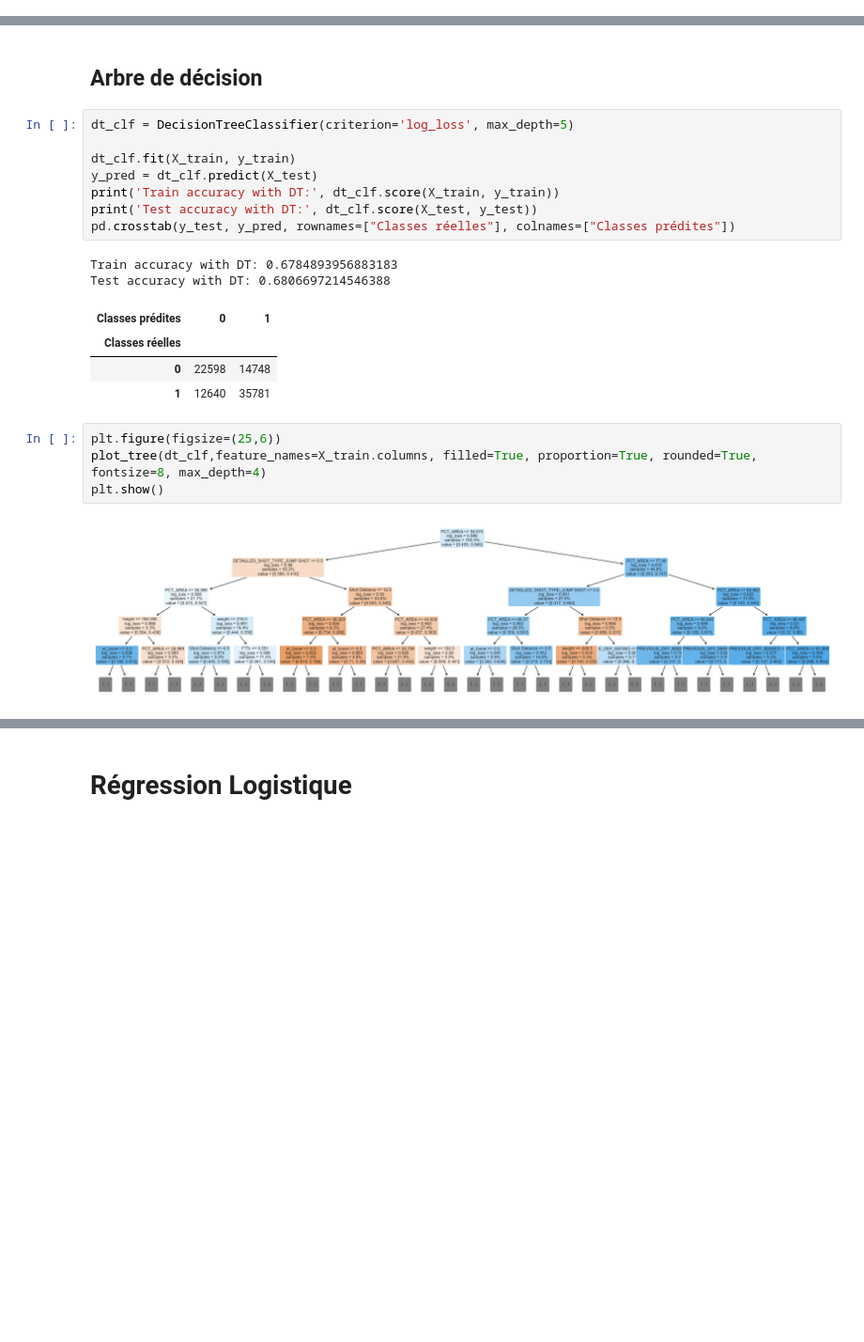
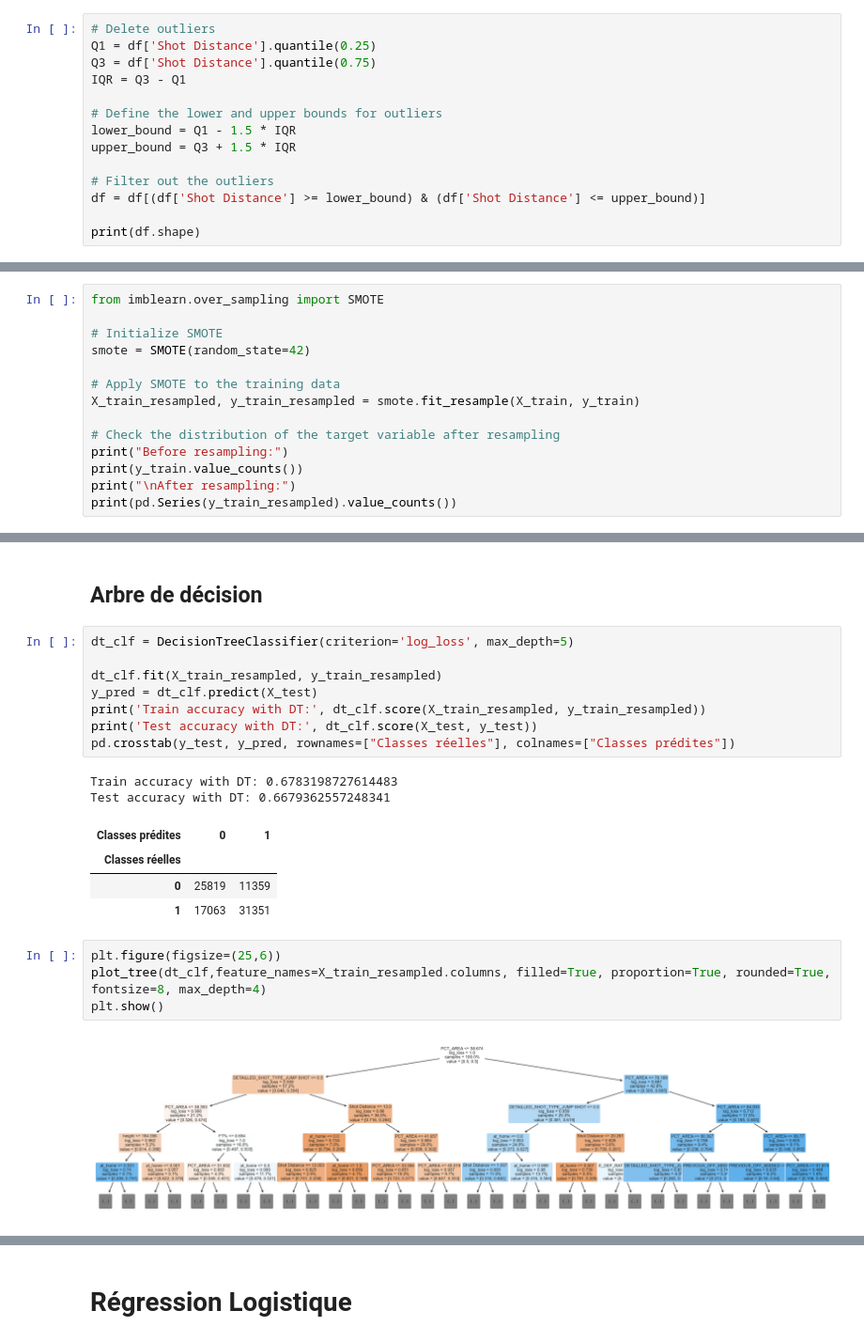
Before and after one commit to DataScientest-Studio/fev24_cds_nba1, a Jupyter notebook: notebooks/6.0-sarah-modelisation-simple.ipynb, the cells around one changed output, grey strips where cells are left out. Shown at 94% size. Saved outputs shown, nothing was run; the diff lists cells and outputs as text; blank space fills up the shorter version.

```diff
--- a/notebooks/6.0-sarah-modelisation-simple.ipynb
+++ b/notebooks/6.0-sarah-modelisation-simple.ipynb
@@ -32,0 +35,14 @@ Index(['Shot Distance', 'Season Type', 'Shot Zone Basic_In The Paint (Non-RA)',
+# %%
+# Delete outliers
+Q1 = df['Shot Distance'].quantile(0.25)
+Q3 = df['Shot Distance'].quantile(0.75)
+IQR = Q3 - Q1
+
+# Define the lower and upper bounds for outliers
+lower_bound = Q1 - 1.5 * IQR
+upper_bound = Q3 + 1.5 * IQR
+
+# Filter out the outliers
+df = df[(df['Shot Distance'] >= lower_bound) & (df['Shot Distance'] <= upper_bound)]
+
+print(df.shape)
@@ -84,0 +105,14 @@ Composantes Principales retenues :  15
+# %%
+from imblearn.over_sampling import SMOTE
+
+# Initialize SMOTE
+smote = SMOTE(random_state=42)
+
+# Apply SMOTE to the training data
+X_train_resampled, y_train_resampled = smote.fit_resample(X_train, y_train)
+
+# Check the distribution of the target variable after resampling
+print("Before resampling:")
+print(y_train.value_counts())
+print("\nAfter resampling:")
+print(pd.Series(y_train_resampled).value_counts())
@@ -87,24 +133,24 @@ Composantes Principales retenues :  15
 # %%
 dt_clf = DecisionTreeClassifier(criterion='log_loss', max_depth=5)
 
-dt_clf.fit(X_train, y_train)
+dt_clf.fit(X_train_resampled, y_train_resampled)
 y_pred = dt_clf.predict(X_test)
-print('Train accuracy with DT:', dt_clf.score(X_train, y_train))
+print('Train accuracy with DT:', dt_clf.score(X_train_resampled, y_train_resampled))
 print('Test accuracy with DT:', dt_clf.score(X_test, y_test))
 pd.crosstab(y_test, y_pred, rownames=["Classes réelles"], colnames=["Classes prédites"])
 # %% [output]
-Train accuracy with DT: 0.6784893956883183
-Test accuracy with DT: 0.6806697214546388
+Train accuracy with DT: 0.6783198727614483
+Test accuracy with DT: 0.6679362557248341
 | Classes prédites | 0 | 1 |
 | Classes réelles |  |  |
-| 0 | 22598 | 14748 |
-| 1 | 12640 | 35781 |
+| 0 | 25819 | 11359 |
+| 1 | 17063 | 31351 |
 # %%
 plt.figure(figsize=(25,6))
-plot_tree(dt_clf,feature_names=X_train.columns, filled=True, proportion=True, rounded=True, fontsize=8, max_depth=4)
+plot_tree(dt_clf,feature_names=X_train_resampled.columns, filled=True, proportion=True, rounded=True, fontsize=8, max_depth=4)
 plt.show()
 # %% [output]
-[figure, old version]
+[figure, new version]
 # %%
 import optuna
 
```
Also changed, not shown: parts of 8 cells of this notebook, 19 other files.
